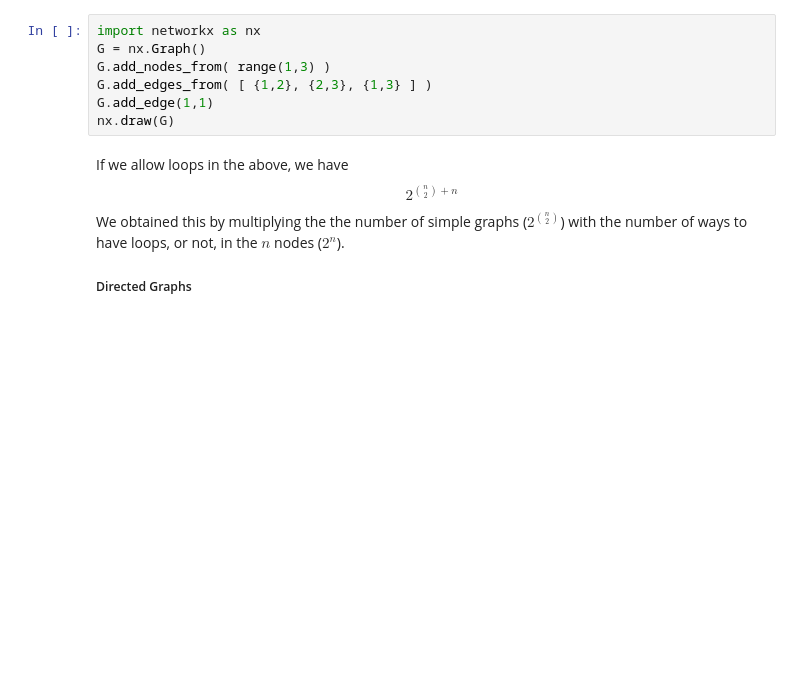
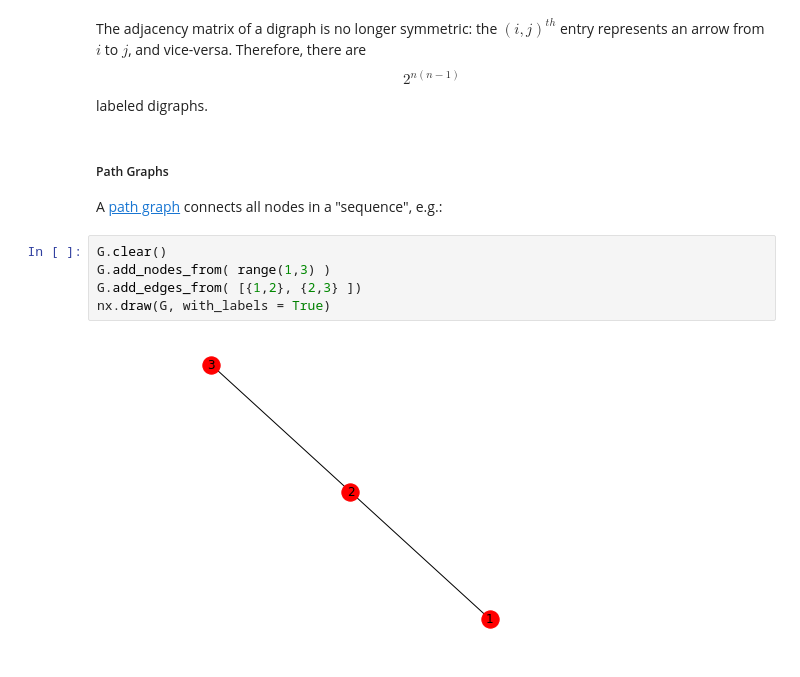
Before and after one commit to damouras/probability_notebooks, a Jupyter notebook: 2. Counting.ipynb, the cells around one changed output. Cells and saved outputs as stored; diff of their text form; blank space fills up the shorter version.

```diff
--- a/2. Counting.ipynb
+++ b/2. Counting.ipynb
@@ -22,13 +55,13 @@ Simple graphs do not contain *loops*, which are edges from a node to iteself. Bu
+# %% [markdown]
+The adjacency matrix of a digraph is no longer symmetric: the $(i,j)^{th}$ entry represents an arrow from $i$ to $j$, and vice-versa. Therefore, there are $$2^{n(n-1)}$$ labeled digraphs.
+# %% [markdown]
+##### Path Graphs
+
+A [path graph](https://en.wikipedia.org/wiki/Path_graph) connects all nodes in a "sequence", e.g.:
 # %%
-import networkx as nx
-G = nx.Graph()
+G.clear()
 G.add_nodes_from( range(1,3) )
-G.add_edges_from( [ {1,2}, {2,3}, {1,3} ] )
-G.add_edge(1,1)
-nx.draw(G)
+G.add_edges_from( [{1,2}, {2,3} ])
+nx.draw(G, with_labels = True)
+# %% [output]
+[figure, added]
-# %% [markdown]
-If we allow loops in the above, we have $$ 2^{ {n \choose 2} + n }$$
-We obtained this by multiplying the the number of simple graphs ($2^{n \choose 2}$) with the number of ways to have loops, or not, in the $n$ nodes ($2^n$).
-
-
-##### Directed Graphs
```
Also changed, not shown: parts of 9 cells of this notebook, 4 other files.
